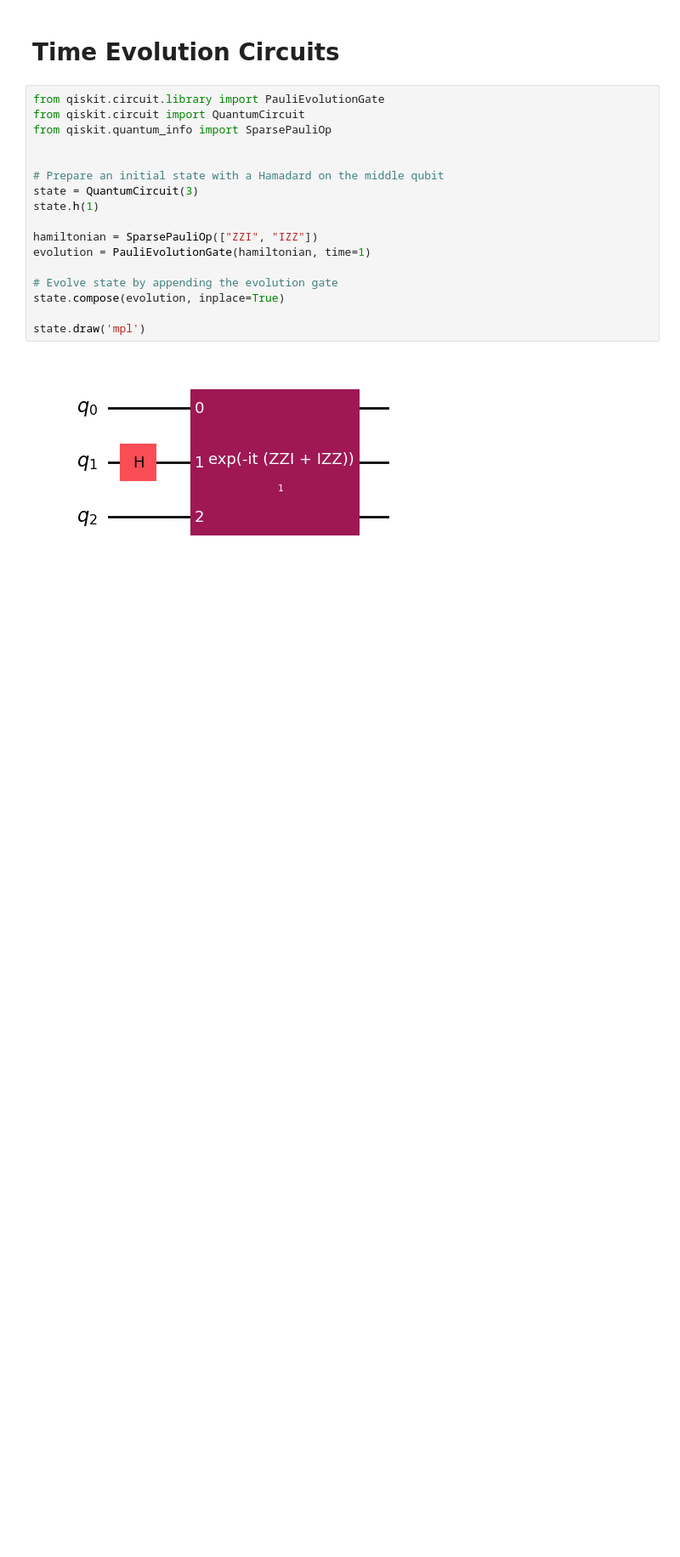
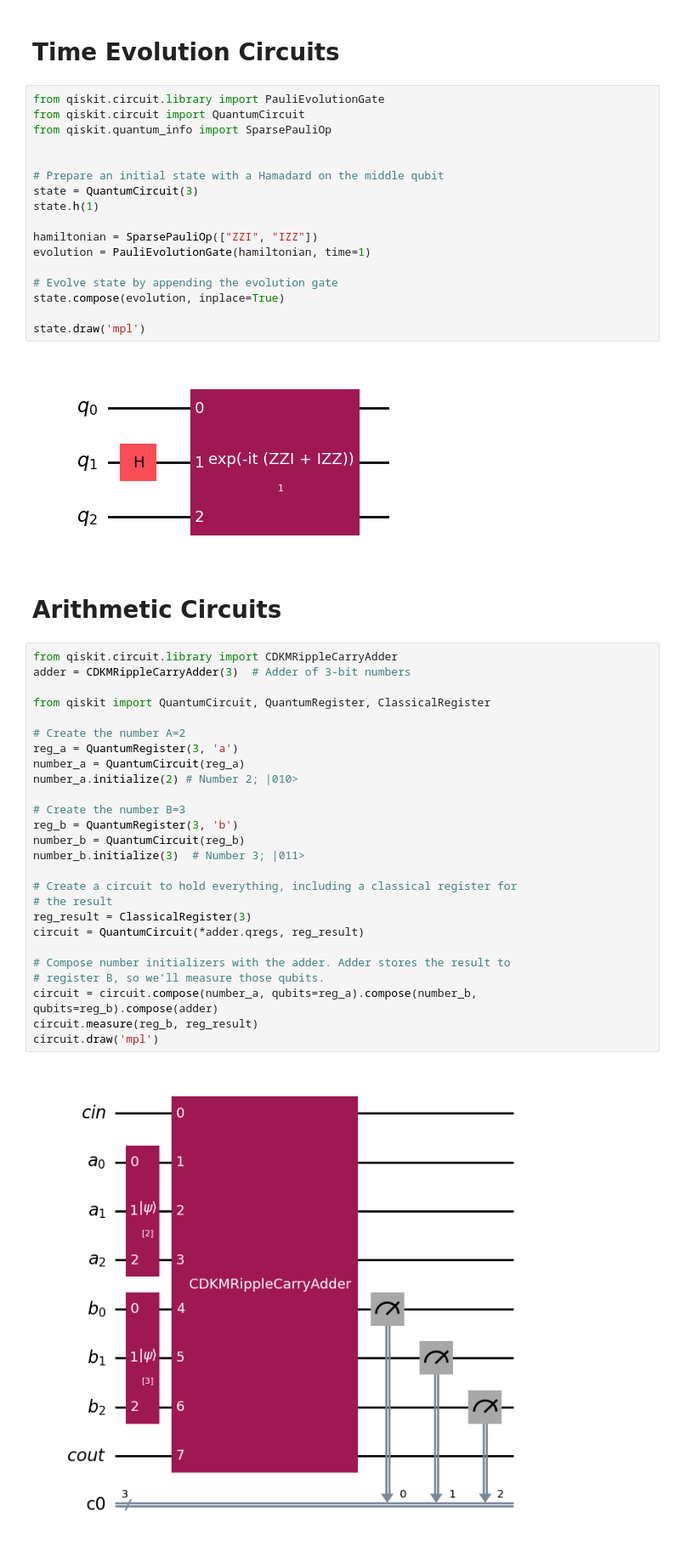
Before and after one commit to abiros123/Quantum-Computing-Projects-Resources, a Jupyter notebook: QC Summer School Resources/Qiskit Exercises.ipynb, the cells around one changed output. Shown: that part at 85% size. Drawn from its saved outputs; the diff is of its cells as text; blank space fills up the shorter version.

```diff
--- a/QC Summer School Resources/Qiskit Exercises.ipynb
+++ b/QC Summer School Resources/Qiskit Exercises.ipynb
@@ -150,3 +181,33 @@ state.compose(evolution, inplace=True)
 state.draw('mpl')
 # %% [output]
 [figure]
+# %% [markdown]
+# Arithmetic Circuits
+# %%
+from qiskit.circuit.library import CDKMRippleCarryAdder
+adder = CDKMRippleCarryAdder(3)  # Adder of 3-bit numbers
+
+from qiskit import QuantumCircuit, QuantumRegister, ClassicalRegister
+
+# Create the number A=2
+reg_a = QuantumRegister(3, 'a')
+number_a = QuantumCircuit(reg_a)
+number_a.initialize(2) # Number 2; |010>
+
+# Create the number B=3
+reg_b = QuantumRegister(3, 'b')
+number_b = QuantumCircuit(reg_b)
+number_b.initialize(3)  # Number 3; |011>
+
+# Create a circuit to hold everything, including a classical register for
+# the result
+reg_result = ClassicalRegister(3)
+circuit = QuantumCircuit(*adder.qregs, reg_result)
+
+# Compose number initializers with the adder. Adder stores the result to
+# register B, so we'll measure those qubits.
+circuit = circuit.compose(number_a, qubits=reg_a).compose(number_b, qubits=reg_b).compose(adder)
+circuit.measure(reg_b, reg_result)
+circuit.draw('mpl')
+# %% [output]
+[figure, added]
```
Also changed, not shown: parts of 7 cells of this notebook.
